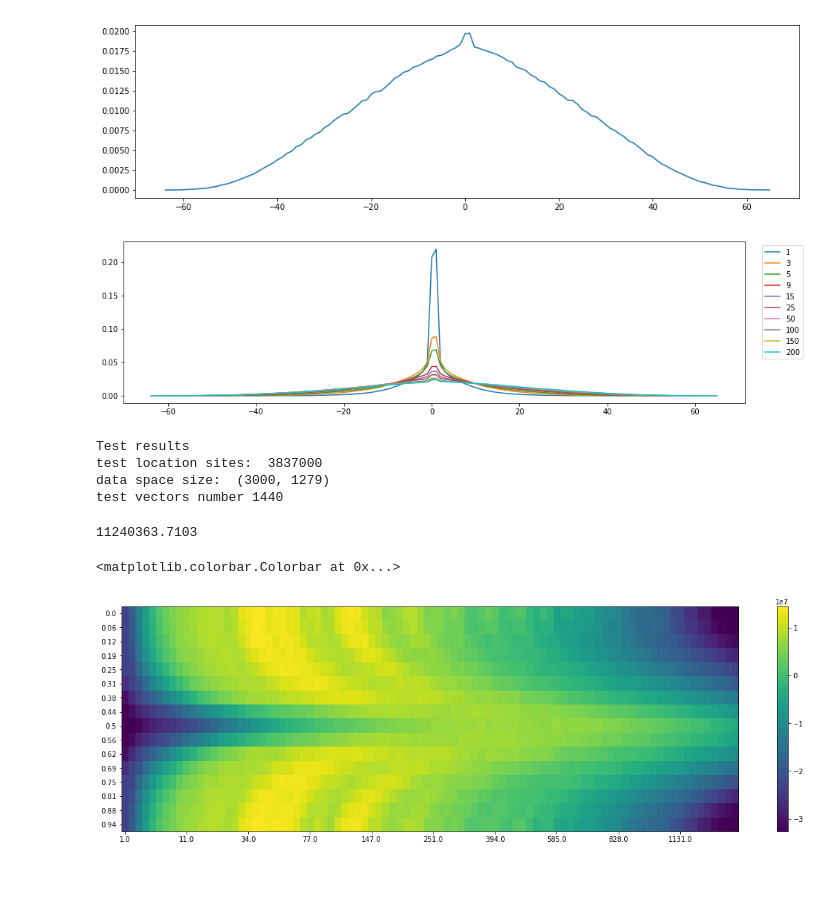
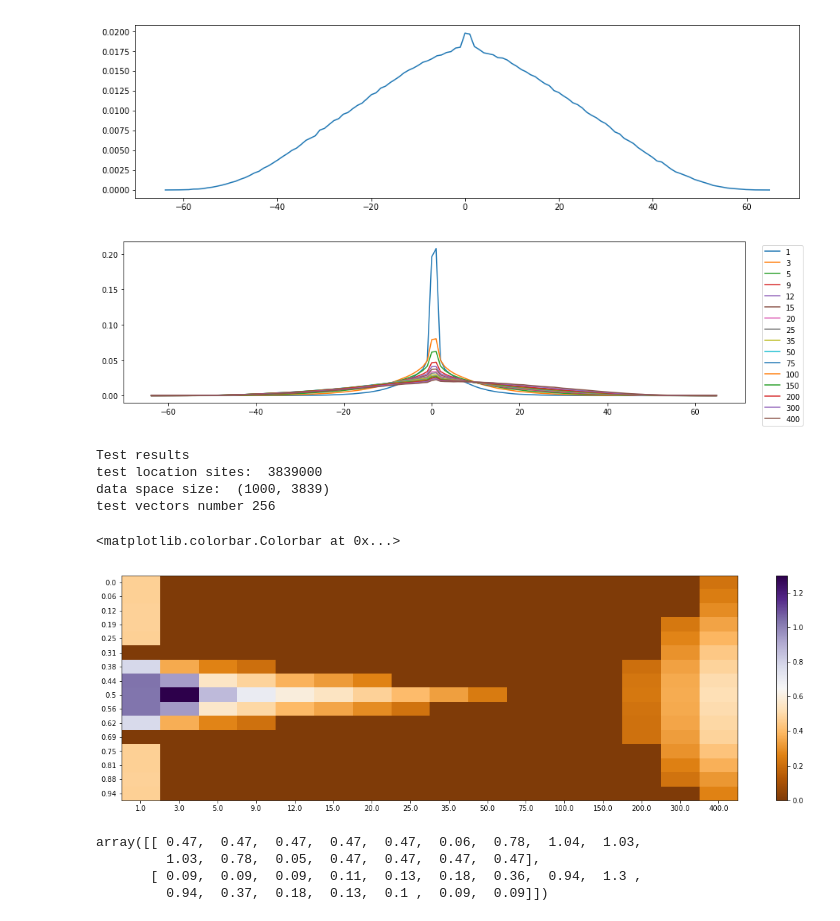
Before and after one commit to antonkatz/audio-search, a Jupyter notebook: pattern-finding-non-binary.ipynb, the cells around one changed output. Drawn from its saved outputs; the diff is of its cells as text; code cells hidden in the pictures; blank space fills up the shorter version.

Commit message:
starting to clean up code

```diff
--- a/pattern-finding-non-binary.ipynb
+++ b/pattern-finding-non-binary.ipynb
@@ -63,7 +63,7 @@ mono_data = wav_data[:, 1]
 audio_data = mono_data
 
 start_point = 130 * sample_rate
-end_point = 60 * sample_rate + start_point # in seconds
+end_point = 10 * sample_rate + start_point # in seconds
 audio_data = audio_data[start_point:end_point]
 
 print(len(mono_data), end_point)
@@ -99,8 +99,8 @@ yr = np.random.randint(0, specdb.shape[0], (tests_per_vector, 2))
 pr = np.hstack((yr, xr))
 diffs = specdb[pr[:,0], pr[:,2]] - specdb[pr[:,1], pr[:,3]]
 
-mrange = np.max(specdb) - np.min(specdb)
-base_hist, bin_edges = np.histogram(diffs, bins=int(np.ceil(mrange*2)), range=(-mrange, mrange), density=True)
+srange = np.max(specdb) - np.min(specdb)
+base_hist, bin_edges = np.histogram(diffs, bins=int(np.ceil(srange*2)), range=(-srange, srange), density=True)
 
 fig = plt.figure(figsize=(15,4))
 plt.plot(bin_edges[1:], base_hist)
@@ -119,20 +119,24 @@ fig = plt.figure(figsize=(15,4))
 tests_per_vector = 100000
 
 # ra = np.random.rand(tests_per_vector) * np.pi
-ra = np.arange(0, np.pi, np.pi / 32)
-j = np.array([1, 3, 5, 9, 15, 25, 50, 100, 150, 200])
+a = np.arange(0, np.pi, np.pi / 16)
+j = np.array([1, 3, 5, 9, 12, 15, 20, 25, 35, 50, 75, 100, 150, 200, 300, 400])
 # ra = np.array([0, np.pi/2])
 # j = np.array([1,5])
 
-mra, mj = np.meshgrid(ra, j)
-mra = np.ndarray.flatten(mra)
+# resulting distributions, for use elsewhere
+hyp_dist = np.empty((j.shape[0], int(np.ceil(srange*2))), dtype=float)
+
+ma, mj = np.meshgrid(a, j)
+ma = np.ndarray.flatten(ma)
 mj = np.ndarray.flatten(mj)
 
 # print(np.rint(pol2cart(ra,1).T))
-_cth = np.rint(pol2cart(mra, mj)).astype(int).T
+_cth = np.rint(pol2cart(ma, mj)).astype(int).T
 _cth = np.array(np.split(_cth, j.shape[0])) # each block corresponds to a jump step
 
 vfrand = np.vectorize(np.random.randint, otypes=[np.ndarray], excluded=["size"], signature="(),()->(m)")
+i = 0
 for cth in _cth:
     # limits to starting positions
     l = np.empty((cth.shape[0], cth.shape[1], 2))
@@ -159,45 +163,54 @@ for cth in _cth:
     xr = vfrand(l[:,0,0], l[:,0,1], size=tests_per_vector)
     yr = vfrand(l[:,1,0], l[:,1,1], size=tests_per_vector)
 #     print(xr)
     xr = np.ndarray.flatten(xr.T).astype(int)
     yr = np.ndarray.flatten(yr.T).astype(int)
     # final positions
     c = np.tile(np.rint(cth), (tests_per_vector, 1))
 #     print()
 #     print(xr)
 #     print(cth)
 #     print()
 #     print(c)
     c[:,0] = c[:,0] + xr
     c[:,1] = c[:,1] + yr
     c = np.array(c, dtype=int,copy=True)
 
 #     print()
 #     print(cth.shape)
 #     print(c.shape)
 #     print(xr.shape)
 #     print("\nc\n", c)
 
     diffs = specdb[yr, xr] - specdb[c[:,1], c[:,0]]
 
     # histogram
 #     vfhist = np.vectorize(np.histogram, otypes=[np.ndarray, np.ndarray], excluded=["bins", "range", "density"], signature="(m)->(),()")
-    h,b = np.histogram(diffs, bins=int(np.ceil(mrange*2)), range=(-mrange, mrange), density=True)
+    h,b = np.histogram(diffs, bins=int(np.ceil(srange*2)), range=(-srange, srange), density=True)
+#     print(h)
+#     print("resh\n", np.reshape(h,(1, h.shape[0])))
+    hyp_dist[i] = h
     plt.plot(b[1:], h)
+    i = i + 1
 
 _discard = plt.legend(j, bbox_to_anchor=(1.10, 1))
 # %% [output]
-[figure, old version]
+[figure, new version]
 # %%
 # lets figure out using numerical methods the main edge types in the spectrogram
 
 # the angles and jump magnitudes which we will study
+tests_per_vector = 100000
 angle_step = np.pi / 16
 mag_step = 0.01
 angles = np.arange(np.pi, step=angle_step)
 jmsat = 1
 jump_mag = 0.5 * specdb.shape[0] * np.power(np.arange(1, step=mag_step), 3) + jmsat
 jump_mag = np.unique(np.rint(jump_mag))
+
+## !! overriding from the above cell
+angles = a
+jump_mag = j
 
 # print(jump_mag)
 
@@ -239,11 +252,15 @@ for i in np.arange(test_vectors.shape[0]):
     coord = coord.T
 
     s_pos_res = s_pos_res.T
-    res = specdb[coord[0], coord[1]] - specdb[s_pos_res[0], s_pos_res[1]]
-#     print(res)
-    ## what shall we do about the abs / power?
-    res_sum = np.sum(np.power(res, 2))
-    tr_buff[i] = np.array([res_sum, res.shape[0]])
+    res_diffs = specdb[coord[0], coord[1]] - specdb[s_pos_res[0], s_pos_res[1]]
+
+    ## comparing to the distribution for the same jump size
+    h,b = np.histogram(res_diffs, bins=int(np.ceil(srange*2)), range=(-srange, srange), density=True)
+    h_base = hyp_dist[np.flatnonzero(jump_mag == v[1])[0]]
+
+    res_dist_diff = np.sum(np.abs(h - h_base))
+
+    tr_buff[i] = np.array([res_dist_diff])
 
 
 print("Test results")
@@ -256,26 +273,29 @@ test_results[:,0] = np.round(test_results[:,0] / np.pi, 2)
 # print(test_results[0:50])
 # %% [output]
 Test results
-test location sites:  3837000
-data space size:  (3000, 1279)
-test vectors number 1440
+test location sites:  3839000
+data space size:  (1000, 3839)
+test vectors number 256
 # %%
 tr_plot = np.reshape(test_results[:,2], (jump_mag.shape[0], angles.shape[0]))
-tr_plot = tr_plot - np.mean(tr_plot)
+tr_plot = tr_plot
 
-sd = np.std(tr_plot)
-print(sd)
-f = np.zeros(tr_plot.shape)
-disp_cond = (tr_plot > sd*1) | (tr_plot < -sd*0.5)
-f[disp_cond] = tr_plot[disp_cond]
+ftrp = np.zeros(tr_plot.shape)
+ftrp[tr_plot>0.2] = tr_plot[tr_plot>0.2]
 
 fig = plt.figure(figsize=(20,6))
-plt.imshow(f.T, aspect="auto")
+plt.imshow(ftrp.T, aspect="auto", cmap=plt.cm.PuOr)
 plt.yticks(np.arange(angles.shape[0]), np.round(angles / np.pi, 2))
 xtpos = np.arange(jump_mag.shape[0], step=int(jump_mag.shape[0]/10))
 plt.xticks(xtpos, np.rint(jump_mag[xtpos]))
 plt.colorbar(orientation='vertical')
 # %% [output]
-11240363.7103
+<matplotlib.colorbar.Colorbar at 0x...>
-<matplotlib.colorbar.Colorbar at 0x...>
-[figure, old version]
+[figure, new version]
+# %%
+tr_plot[0:2]
+# %% [output]
+array([[ 0.47,  0.47,  0.47,  0.47,  0.47,  0.06,  0.78,  1.04,  1.03,
+         1.03,  0.78,  0.05,  0.47,  0.47,  0.47,  0.47],
+       [ 0.09,  0.09,  0.09,  0.11,  0.13,  0.18,  0.36,  0.94,  1.3 ,
+         0.94,  0.37,  0.18,  0.13,  0.1 ,  0.09,  0.09]])
```
Also changed, not shown: parts of 2 cells of this notebook, 2 other files.
